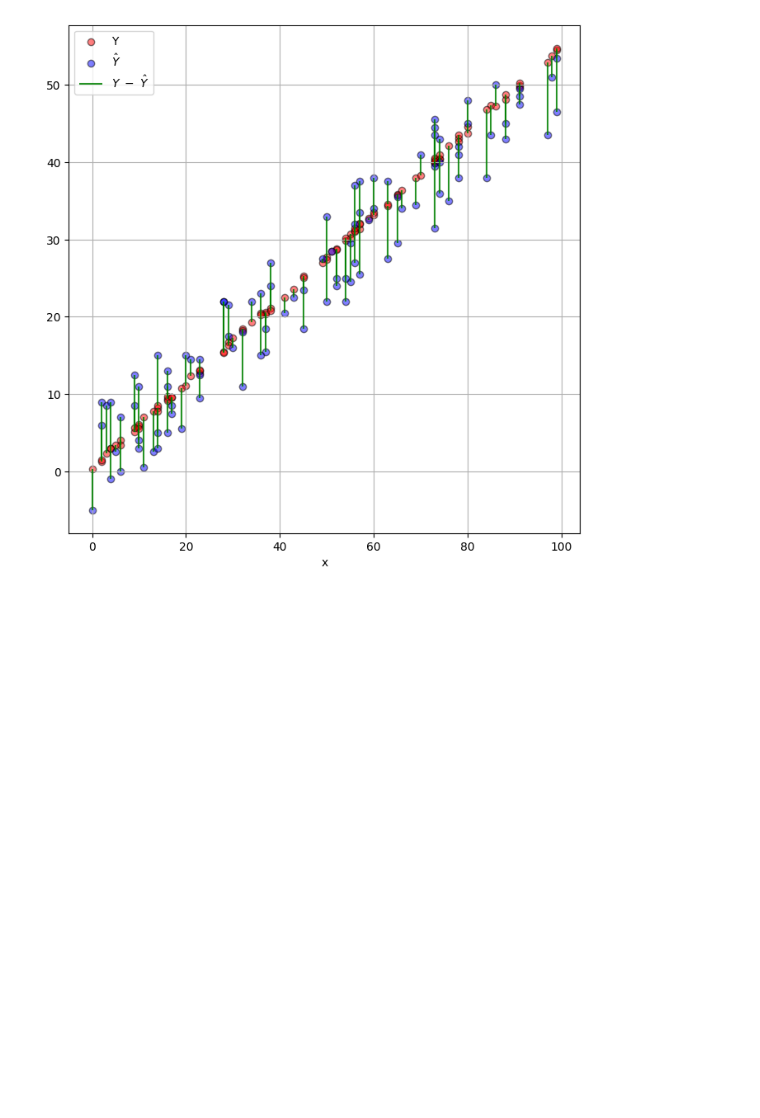
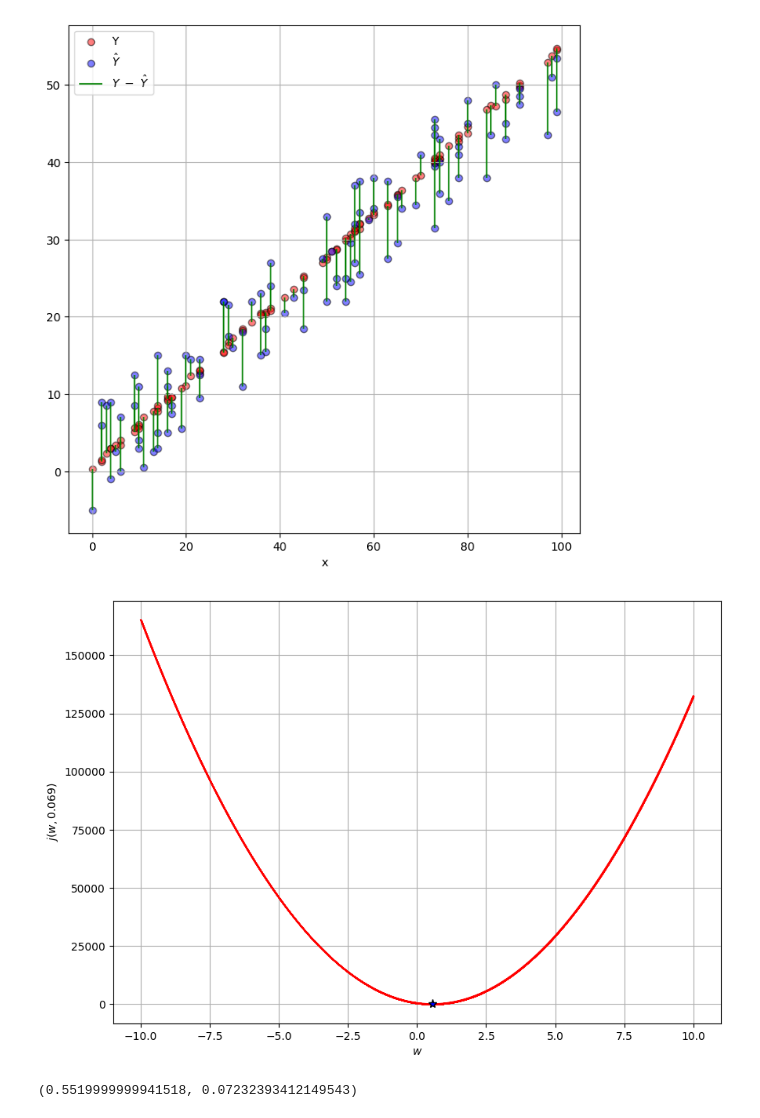
Before and after one commit to anoban/Supervised-Machine-Learning-Regression-and-Classification, a Jupyter notebook: anoban/Cost Function Intuition.ipynb, the cells around one changed output. Cells and saved outputs as stored; diff of their text form; code cells hidden in the pictures; blank space fills up the shorter version.

```diff
--- a/anoban/Cost Function Intuition.ipynb
+++ b/anoban/Cost Function Intuition.ipynb
@@ -188,3 +188,33 @@ axes.legend()
 plt.show()
 # %% [output]
 [figure]
+# %%
+# as we iterate through all prospecive values of slope, at one point the cost function will return a minimum value.
+# the value of m where the cost function returned the lowest value will be our best bet for m
+
+slopes = np.arange(start = -10, stop = 10, step = 0.001)  # all candidates for m
+epsilon = 0.10 # minimum tolerable difference between the targets and predictions (in the form of cost function's return value)
+diffs = np.zeros(shape = slopes.size)
+
+for i, m in enumerate(slopes):
+    diffs[i] = cost_function(m * x + 0.069, y)
+# %%
+fig, axes = plt.subplots()
+fig.set_size_inches(10, 7)
+axes.plot(slopes, diffs, color = "red", marker = 'o', ms = 0.1)
+
+miny_pos = np.argmin(diffs)
+axes.plot(slopes[miny_pos], diffs[miny_pos], color = "blue", marker = '*', ms = 8, mec = "black")
+
+axes.set_xlabel(r"$w$")
+axes.set_ylabel(r"$j(w, 0.069)$")
+axes.grid()
+plt.show()
+# %% [output]
+[figure, added]
+# %%
+# :)))
+
+slopes[miny_pos], diffs[miny_pos]
+# %% [output]
+(0.5519999999941518, 0.07232393412149543)
```
